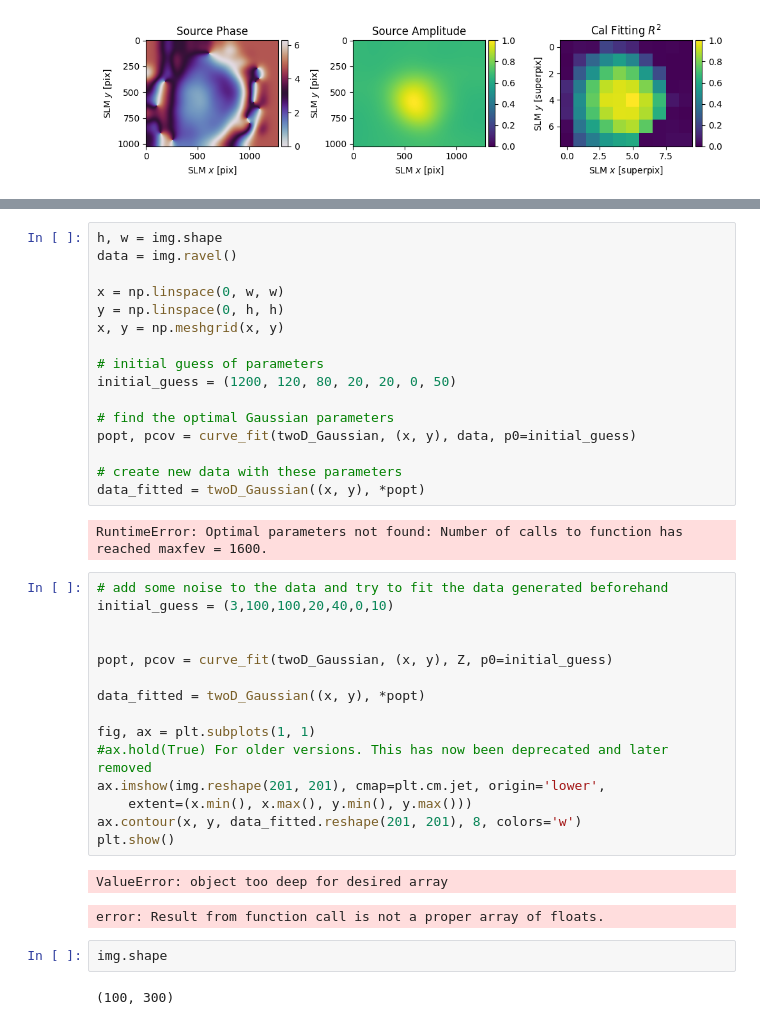
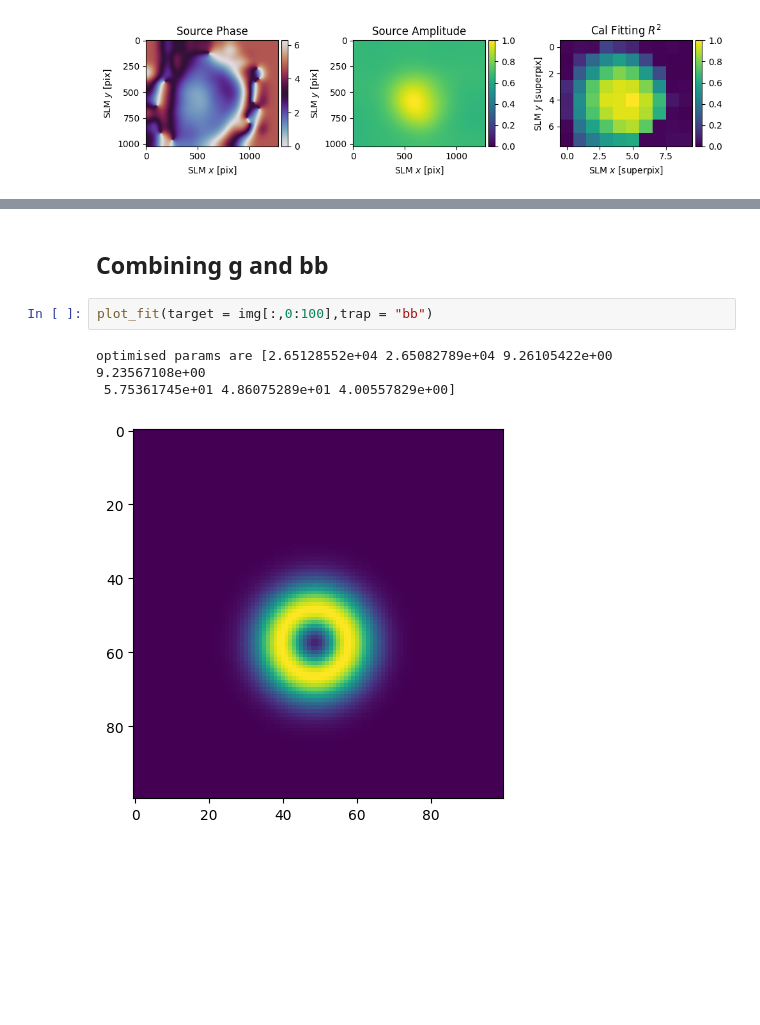
Before and after one commit to MattBae/Holography, a Jupyter notebook: notebooks/Scratchpad.ipynb, the cells around one changed output, grey strips where cells are left out. Drawn from its saved outputs; the diff is of its cells as text; blank space fills up the shorter version.

```diff
--- a/notebooks/Scratchpad.ipynb
+++ b/notebooks/Scratchpad.ipynb
@@ -301,40 +93,8 @@ def twoD_Gaussian(xy, amplitude, xo, yo, sigma_x, sigma_y, theta, offset):
-# %%
-h, w = img.shape
-data = img.ravel()
-
-x = np.linspace(0, w, w)
-y = np.linspace(0, h, h)
-x, y = np.meshgrid(x, y)
-
-# initial guess of parameters
-initial_guess = (1200, 120, 80, 20, 20, 0, 50)
-
-# find the optimal Gaussian parameters
-popt, pcov = curve_fit(twoD_Gaussian, (x, y), data, p0=initial_guess)
-
-# create new data with these parameters
-data_fitted = twoD_Gaussian((x, y), *popt)
-# %% [output]
-RuntimeError: Optimal parameters not found: Number of calls to function has reached maxfev = 1600.
-# %%
-# add some noise to the data and try to fit the data generated beforehand
-initial_guess = (3,100,100,20,40,0,10)
-
-
-popt, pcov = curve_fit(twoD_Gaussian, (x, y), Z, p0=initial_guess)
-
-data_fitted = twoD_Gaussian((x, y), *popt)
-
-fig, ax = plt.subplots(1, 1)
-#ax.hold(True) For older versions. This has now been deprecated and later removed
-ax.imshow(img.reshape(201, 201), cmap=plt.cm.jet, origin='lower',
-    extent=(x.min(), x.max(), y.min(), y.max()))
-ax.contour(x, y, data_fitted.reshape(201, 201), 8, colors='w')
-plt.show()
-# %% [output]
-ValueError: object too deep for desired array
-error: Result from function call is not a proper array of floats.
-# %%
-img.shape
-# %% [output]
-(100, 300)
+# %% [markdown]
+## Combining g and bb
+# %%
+plot_fit(target = img[:,0:100],trap = "bb")
+# %% [output]
+optimised params are [2.65128552e+04 2.65082789e+04 9.26105422e+00 9.23567108e+00
+ 5.75361745e+01 4.86075289e+01 4.00557829e+00]
+[figure, added]
```
Also changed, not shown: parts of 45 cells of this notebook, 2 other files.
